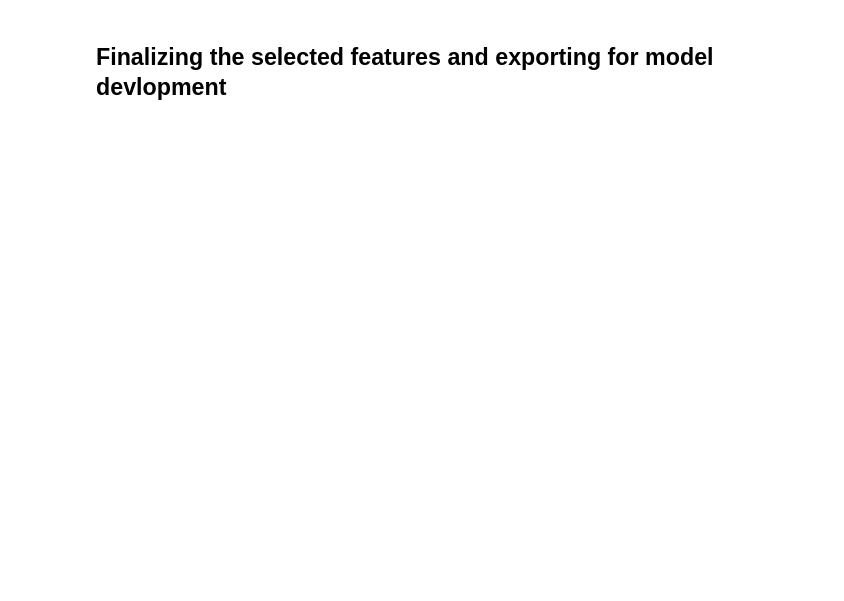
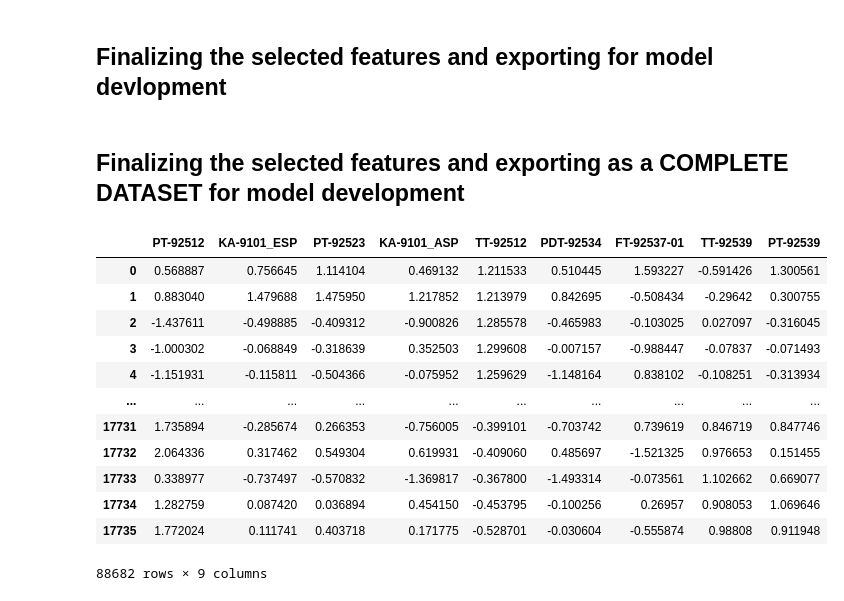
Before and after one commit to rkdey95/sensesAnomalousDelfi, a Jupyter notebook: src/dataProcecssing.ipynb, the cells around one changed output. Cells and saved outputs as stored; diff of their text form; code cells hidden in the pictures; blank space fills up the shorter version.

```diff
--- a/src/dataProcecssing.ipynb
+++ b/src/dataProcecssing.ipynb
@@ -447,3 +461,24 @@ x_test.to_csv(baseSavePath+"x_test.csv",index = False)
 y_train.to_csv(baseSavePath+"y_train.csv",index = False)
 y_valid.to_csv(baseSavePath+"y_valid.csv",index = False)
 y_test.to_csv(baseSavePath+"y_test.csv",index = False)
+# %% [markdown]
+## Finalizing the selected features and exporting as a COMPLETE DATASET for model development
+# %%
+xVals = pd.concat([x_train, x_valid,x_test], axis=0)
+yVals = pd.concat([y_train,y_valid,y_test],axis = 0)
+dfFinal = pd.concat([xVals,yVals],axis = 1)
+dfFinal
+# %% [output]
+|  | PT-92512 | KA-9101_ESP | PT-92523 | KA-9101_ASP | TT-92512 | PDT-92534 | FT-92537-01 | TT-92539 | PT-92539 |
+| 0 | 0.568887 | 0.756645 | 1.114104 | 0.469132 | 1.211533 | 0.510445 | 1.593227 | -0.591426 | 1.300561 |
+| 1 | 0.883040 | 1.479688 | 1.475950 | 1.217852 | 1.213979 | 0.842695 | -0.508434 | -0.29642 | 0.300755 |
+| 2 | -1.437611 | -0.498885 | -0.409312 | -0.900826 | 1.285578 | -0.465983 | -0.103025 | 0.027097 | -0.316045 |
+| 3 | -1.000302 | -0.068849 | -0.318639 | 0.352503 | 1.299608 | -0.007157 | -0.988447 | -0.07837 | -0.071493 |
+| 4 | -1.151931 | -0.115811 | -0.504366 | -0.075952 | 1.259629 | -1.148164 | 0.838102 | -0.108251 | -0.313934 |
+| ... | ... | ... | ... | ... | ... | ... | ... | ... | ... |
+| 17731 | 1.735894 | -0.285674 | 0.266353 | -0.756005 | -0.399101 | -0.703742 | 0.739619 | 0.846719 | 0.847746 |
+| 17732 | 2.064336 | 0.317462 | 0.549304 | 0.619931 | -0.409060 | 0.485697 | -1.521325 | 0.976653 | 0.151455 |
+| 17733 | 0.338977 | -0.737497 | -0.570832 | -1.369817 | -0.367800 | -1.493314 | -0.073561 | 1.102662 | 0.669077 |
+| 17734 | 1.282759 | 0.087420 | 0.036894 | 0.454150 | -0.453795 | -0.100256 | 0.26957 | 0.908053 | 1.069646 |
+| 17735 | 1.772024 | 0.111741 | 0.403718 | 0.171775 | -0.528701 | -0.030604 | -0.555874 | 0.98808 | 0.911948 |
+88682 rows × 9 columns
```
Also changed, not shown: parts of 11 cells of this notebook, 6 other files.
